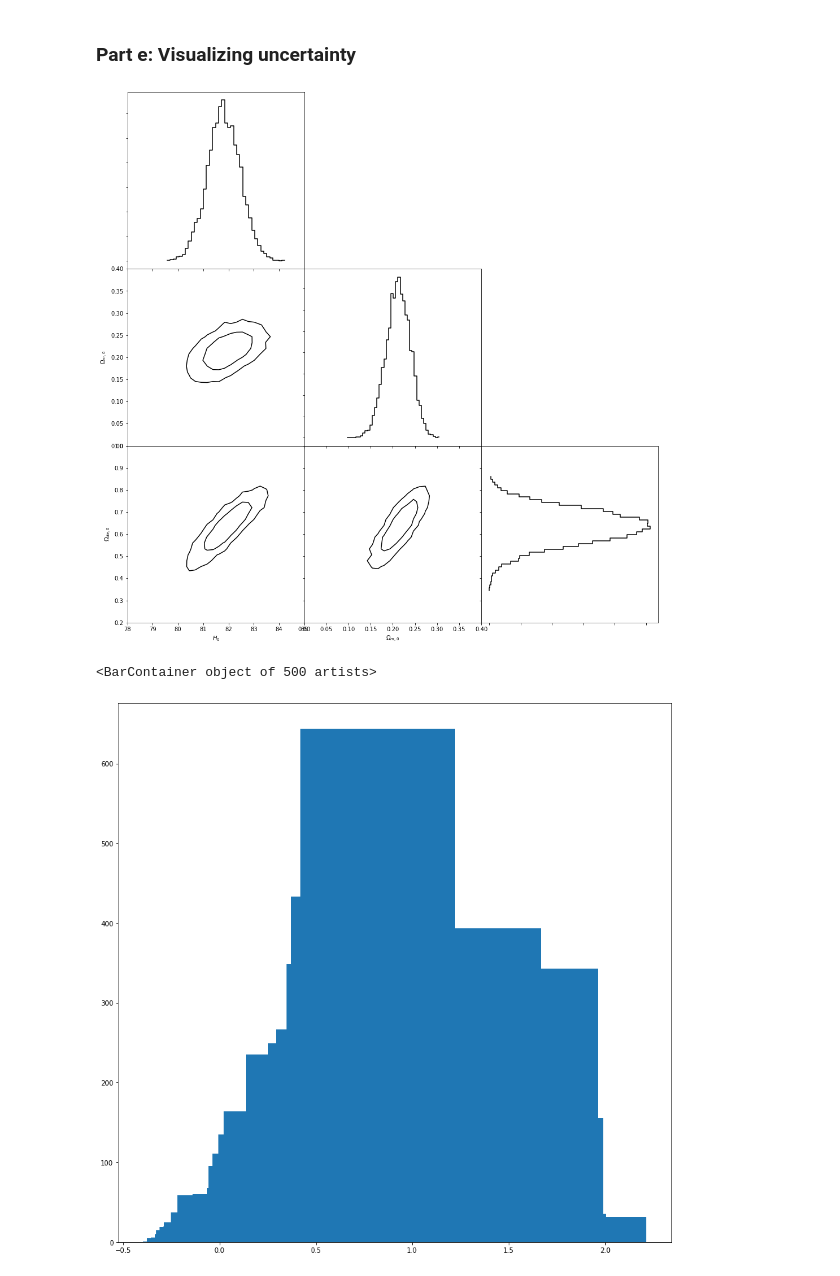
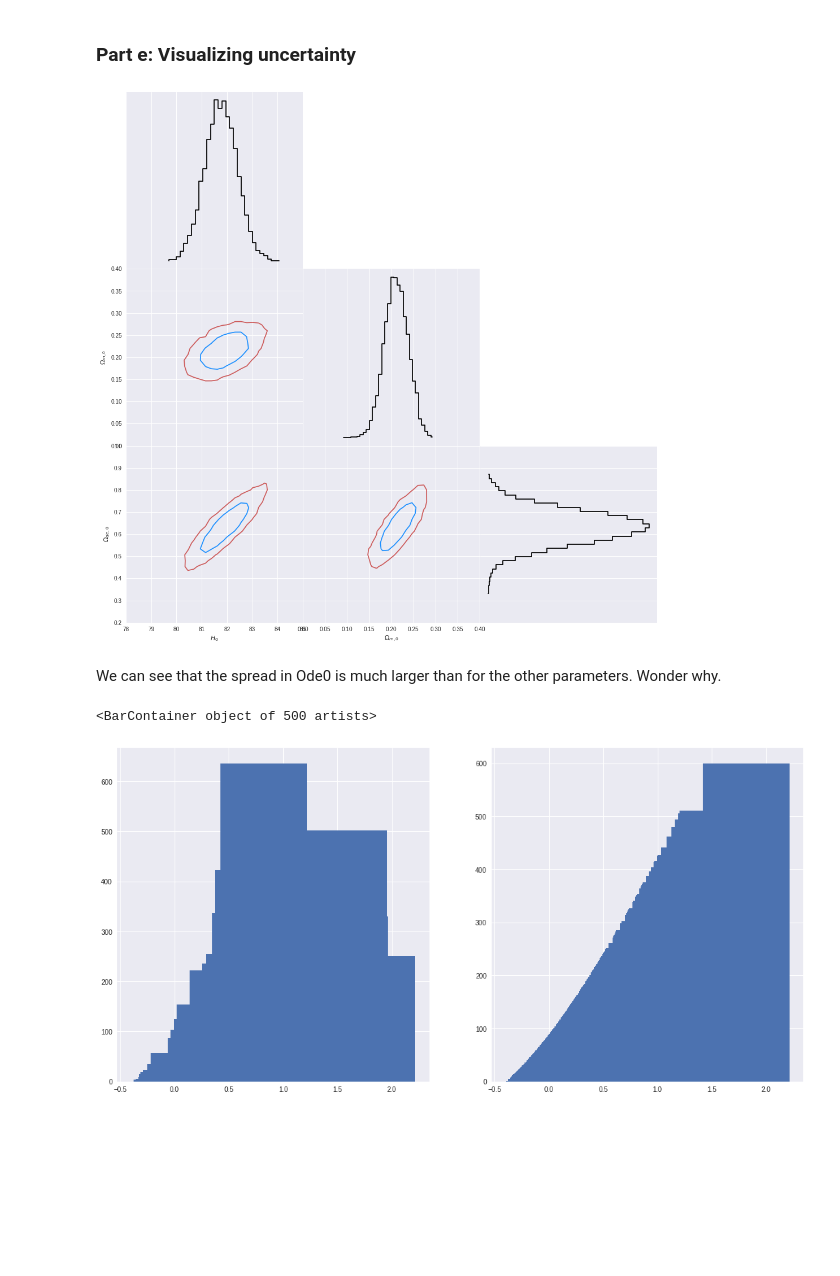
Before and after one commit to MCLindner/CosmoFit, a Jupyter notebook: CosmoFit.ipynb, the cells around one changed output. Cells and saved outputs as stored; diff of their text form; code cells hidden in the pictures; blank space fills up the shorter version.

```diff
--- a/CosmoFit.ipynb
+++ b/CosmoFit.ipynb
@@ -5,12 +7,19 @@ import pandas as pd
 import matplotlib.pyplot as plt
 import numpy as np
 
+plt.style.use('seaborn')
+
 cols = ['Redshift', 'Distance', 'Error']
 obs = pd.read_csv('SN.data', names=cols, header=0)
 
-fig, ax = plt.subplots(figsize=(15,15))
-ax.errorbar(obs['Redshift'], obs['Distance'], yerr=obs['Error'], ls='None', marker='.')
-ax.set_ylabel('Luminosity Distance (Mpc)')
-ax.set_xlabel('Redshift')
-ax.set_title('Luminosity Distance vs Redshift in Supernovae');
+fig, ax = plt.subplots(1, 2, figsize=(18,9))
+ax[0].errorbar(obs['Redshift'], obs['Distance'], yerr=obs['Error'], ls='None', marker='.', color='indianred', ecolor='dodgerblue')
+ax[0].set_ylabel('Luminosity Distance (Mpc)')
+ax[0].set_xlabel('Redshift')
+ax[0].set_title('Luminosity Distance vs Redshift in Supernovae');
+
+ax[1].hist(obs['Distance'], bins = 20, color='dodgerblue');
+ax[1].set_ylabel('Count')
+ax[1].set_xlabel('Luminosity Distance')
+ax[1].set_title('Luminosity Distance Frequency');
 # %% [output]
@@ -94,13 +102,5 @@ traces_to_pandas(traces, 1000)
 # %%
-# Bad code
+MCMC_fit =  LambdaCDM(H0=traces['H0'][-1], Om0=traces['Om0'][-1], Ode0=traces['Ode0'][-1])
 
-MCMC_fit =  LambdaCDM(H0=traces['H0'][-1], Om0=traces['Om0'][-1], Ode0=traces['Ode0'][-1])
-obs['Fit'] = obs.apply(lambda row: 0, axis=1)
-obs['Fit_Diff'] = obs.apply(lambda row: 0, axis=1)
-
-for index, z in enumerate(obs['Redshift']):
-    obs['Fit'][index] = MCMC_fit.luminosity_distance(z).value
-
-obs['Fit_Diff'] = obs.apply(lambda row: np.abs(row.Distance - row.Fit), axis=1)
-
-redshifts_smooth = np.linspace(0,1.9,500)
+obs['Fit'] = MCMC_fit.luminosity_distance(obs['Redshift']).value
+obs['Fit_Diff'] = np.abs(obs['Distance']-obs['Fit'])
@@ -166,16 +161,16 @@ fig.subplots_adjust(bottom=0.1, top=0.95,
 
 # This function plots multiple panels with the traces
 plot_mcmc([df[col] for col in variables],
-          labels=labels, limits=limits, fig=fig, bins=30, colors='k')
+          labels=labels, limits=limits, fig=fig, bins=30, colors=['dodgerblue','indianred'])
 
 # compute histogram of results to plot below
 L_MCMC, H0_bins, Om0_bins = np.histogram2d(traces['H0'],
                                              traces['Om0'],
-                                             bins=(40,40))
+                                             bins=(30,30))
 
 L_MCMC, Om0_bins, Ode0_bins = np.histogram2d(traces['Om0'],
                                              traces['Ode0'],
-                                             bins=(40,40))
+                                             bins=(30,30))
 
 L_MCMC[L_MCMC == 0] = 1E-16  # prevents zero-division errors
 
@@ -183,7 +178,7 @@ hist_H0, bins_H0 = np.histogram(traces['H0'], bins=H0_bins, density=True)
 hist_Om0, bins_Om0 = np.histogram(traces['Om0'],bins=Om0_bins, density=True)
 hist_Ode0, bins_Ode0 = np.histogram(traces['Ode0'], bins=Ode0_bins, density=True)
 
-# plotting the histograms
+# second axis: marginalized over H0
 ax2 = fig.add_axes((0.08, .95, 0.435, 0.435))
 ax2.yaxis.set_major_formatter(plt.NullFormatter())
 ax2.plot(0.5 * (bins_H0[1:] + bins_H0[:-1]
@@ -191,8 +186,9 @@ ax2.plot(0.5 * (bins_H0[1:] + bins_H0[:-1]
          '-k', drawstyle='steps')
 ax2.set_xlim(limits[0])
 ax2.xaxis.set_ticklabels([])
+ax2.grid(b=None, axis='y')
 
-# third axis: marginalized over gamma
+# third axis: marginalized over Om0
 ax3 = fig.add_axes((0.515, 0.515, 0.435, 0.435))
 ax3.yaxis.set_major_formatter(plt.NullFormatter())
 ax3.plot(0.5 * (bins_Om0[1:] + bins_Om0[:-1]
@@ -200,21 +196,26 @@ ax3.plot(0.5 * (bins_Om0[1:] + bins_Om0[:-1]
          '-k', drawstyle='steps-mid')
 ax3.set_xlim(limits[1])
 ax3.xaxis.set_ticklabels([])
+ax3.grid(b=None, axis='y')
 
-# third axis: marginalized over gamma
-ax4 = fig.add_axes((.95, 0.08, 0.435, 0.435))
+# fourth axis: marginalized over Ode0
+ax4 = fig.add_axes((.951, 0.08, 0.435, 0.435))
 ax4.xaxis.set_major_formatter(plt.NullFormatter())
 ax4.plot( hist_Ode0, 0.5 * (bins_Ode0[1:] + bins_Ode0[:-1]),
          '-k', drawstyle='steps-mid')
 ax4.set_ylim(limits[2])
 ax4.yaxis.set_ticklabels([])
+ax4.grid(b=None, axis='x')
 
 plt.show()
 # %% [output]
-[figure, old version]
+[figure, new version]
+# %% [markdown]
+We can see that the spread in Ode0 is much larger than for the other parameters. Wonder why.
 # %%
-fig, ax = plt.subplots(figsize=(15,15))
-ax.bar(obs['Redshift'], obs['Fit_Diff'])
+fig, ax = plt.subplots(1, 2, figsize=(18,9))
+ax[0].bar(obs['Redshift'], obs['Fit_Diff'])
+ax[1].bar(obs['Redshift'], obs['Error'])
 # %% [output]
 <BarContainer object of 500 artists>
-[figure, old version]
+[figure, new version]
```
Also changed, not shown: parts of 16 cells of this notebook.
